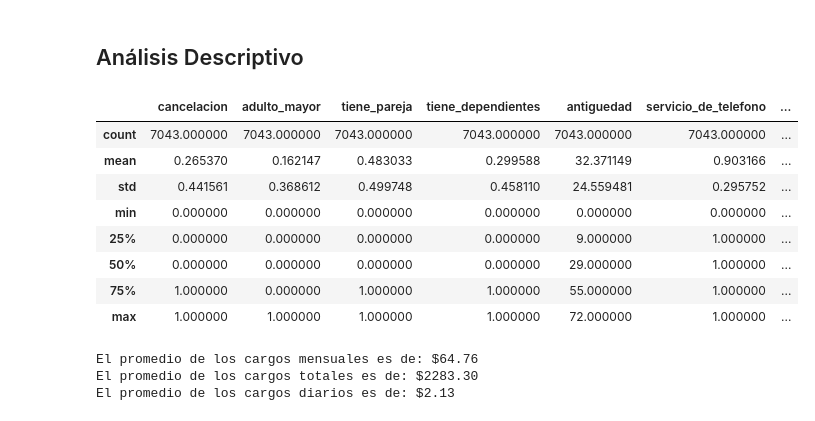
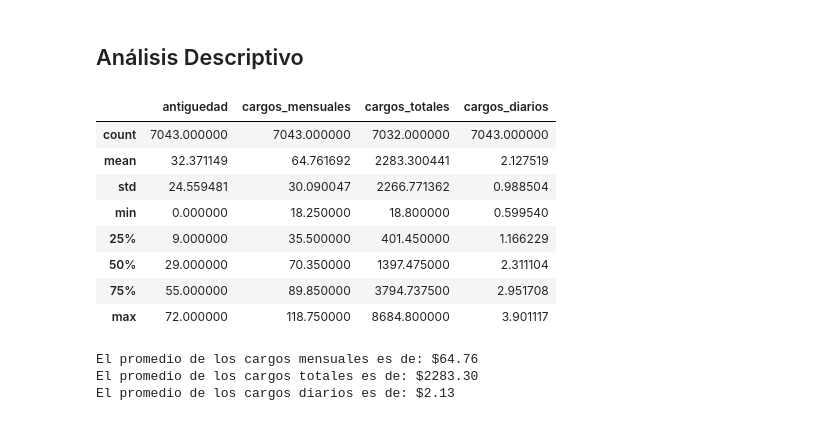
Before and after one commit to QsbsRr/Challenge-Alura-TelecomX-1---RCIRM, a Jupyter notebook: TelecomX_LATAM - RCIRM.ipynb, the cells around one changed output. Drawn from its saved outputs; the diff is of its cells as text; code cells hidden in the pictures.

```diff
--- a/TelecomX_LATAM - RCIRM.ipynb
+++ b/TelecomX_LATAM - RCIRM.ipynb
@@ -304,18 +299,19 @@ df_telecomx.head(3)
 # %% [markdown]
 ## Análisis Descriptivo
 # %%
-#Análisis exploratorio de los datos
-df_telecomx.describe()
+#Análisis exploratorio de los datos. Incluimos solo las columnas que no tienen datos booleanos.
+columnas_descritas = ['antiguedad', 'cargos_mensuales', 'cargos_totales', 'cargos_diarios']
+df_telecomx[columnas_descritas].describe()
 # %% [output]
-|  | cancelacion | adulto_mayor | tiene_pareja | tiene_dependientes | antiguedad | servicio_de_telefono | ... |
-| count | 7043.000000 | 7043.000000 | 7043.000000 | 7043.000000 | 7043.000000 | 7043.000000 | ... |
-| mean | 0.265370 | 0.162147 | 0.483033 | 0.299588 | 32.371149 | 0.903166 | ... |
-| std | 0.441561 | 0.368612 | 0.499748 | 0.458110 | 24.559481 | 0.295752 | ... |
-| min | 0.000000 | 0.000000 | 0.000000 | 0.000000 | 0.000000 | 0.000000 | ... |
-| 25% | 0.000000 | 0.000000 | 0.000000 | 0.000000 | 9.000000 | 1.000000 | ... |
-| 50% | 0.000000 | 0.000000 | 0.000000 | 0.000000 | 29.000000 | 1.000000 | ... |
-| 75% | 1.000000 | 0.000000 | 1.000000 | 1.000000 | 55.000000 | 1.000000 | ... |
-| max | 1.000000 | 1.000000 | 1.000000 | 1.000000 | 72.000000 | 1.000000 | ... |
+|  | antiguedad | cargos_mensuales | cargos_totales | cargos_diarios |
+| count | 7043.000000 | 7043.000000 | 7032.000000 | 7043.000000 |
+| mean | 32.371149 | 64.761692 | 2283.300441 | 2.127519 |
+| std | 24.559481 | 30.090047 | 2266.771362 | 0.988504 |
+| min | 0.000000 | 18.250000 | 18.800000 | 0.599540 |
+| 25% | 9.000000 | 35.500000 | 401.450000 | 1.166229 |
+| 50% | 29.000000 | 70.350000 | 1397.475000 | 2.311104 |
+| 75% | 55.000000 | 89.850000 | 3794.737500 | 2.951708 |
+| max | 72.000000 | 118.750000 | 8684.800000 | 3.901117 |
 # %%
 #Revisando el promedio de las columnas de cargos
 promedio_cmensuales = df_telecomx['cargos_mensuales'].mean()
```
Also changed, not shown: parts of 10 cells of this notebook.
